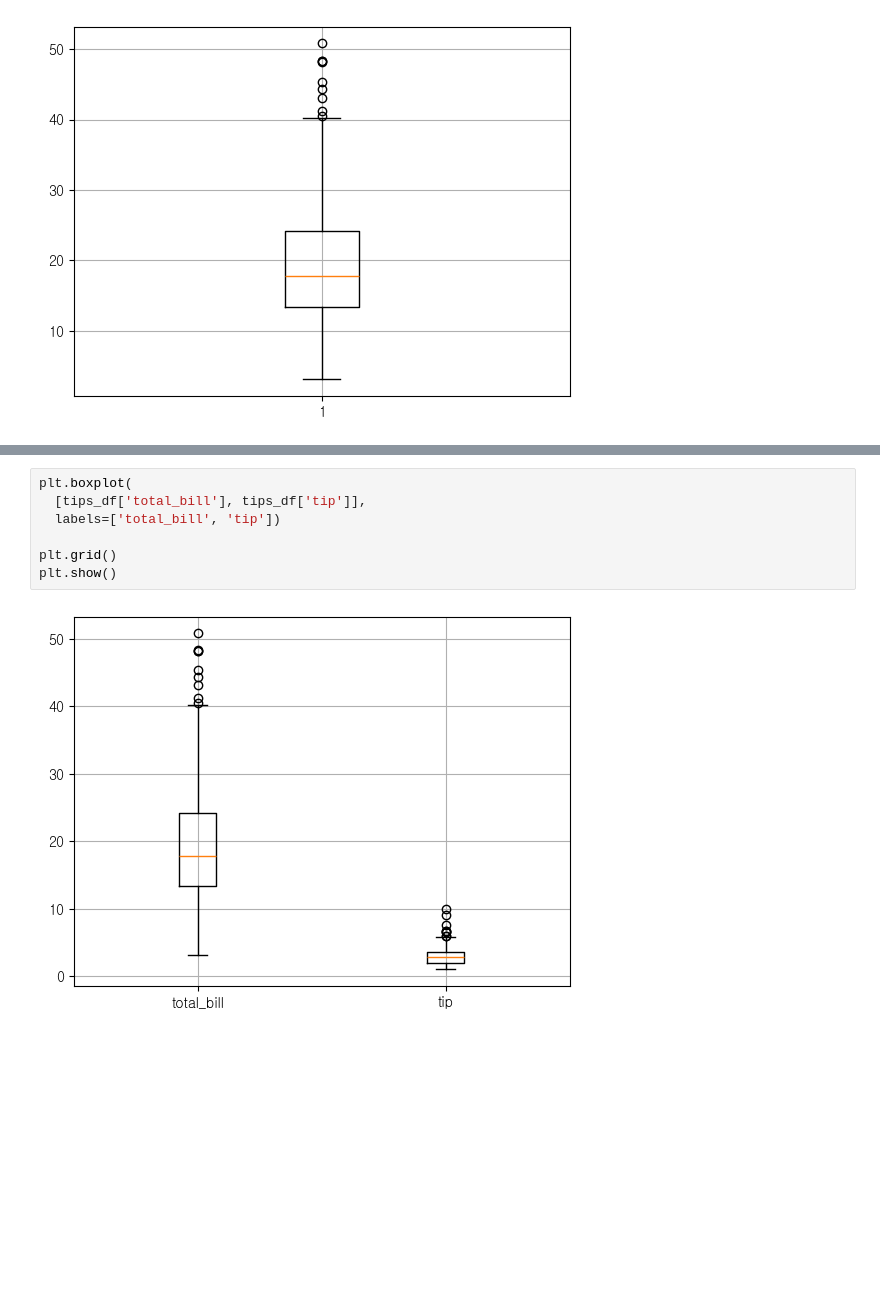
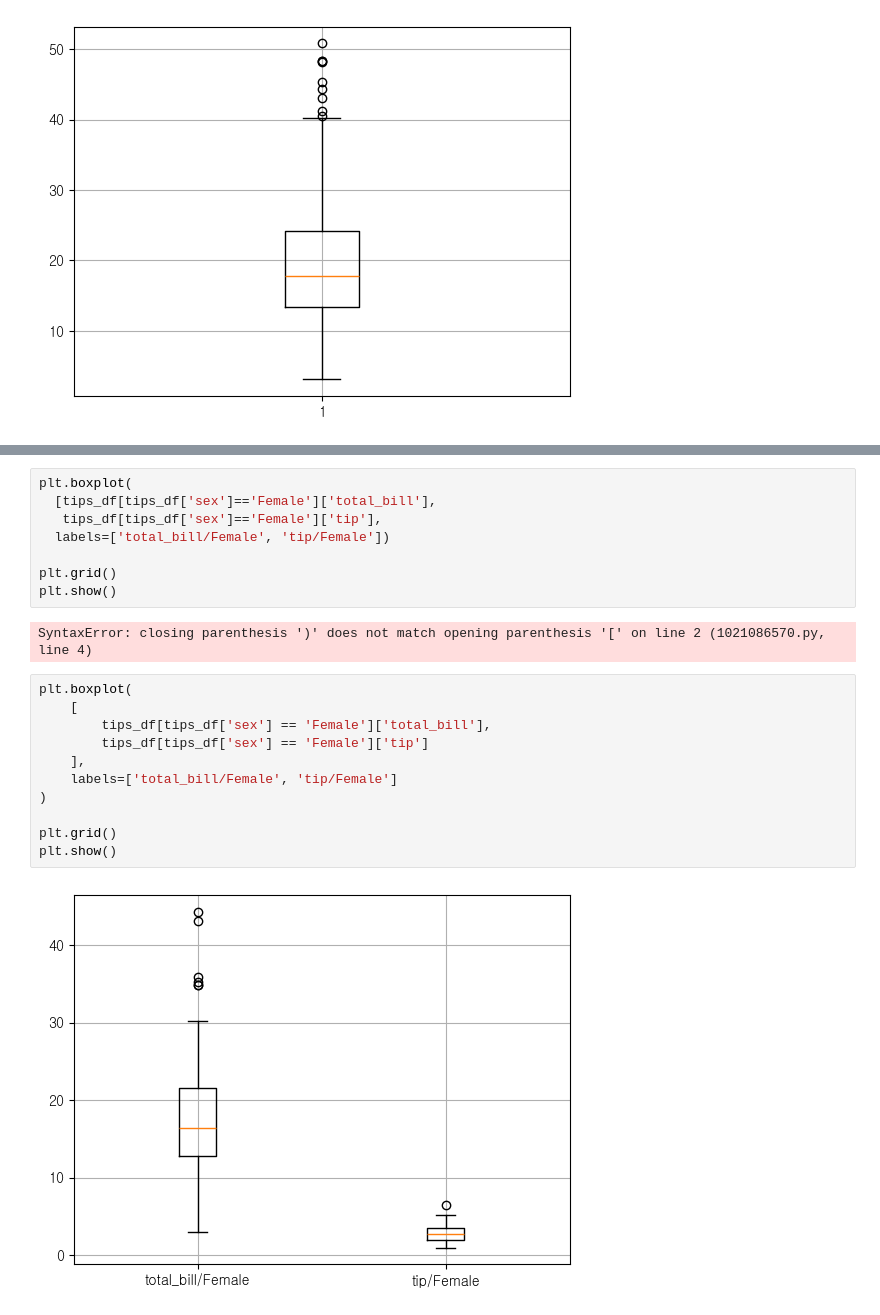
Before and after one commit to minetheself-lab/hipython, a Jupyter notebook: 43.데이터시각화.ipynb, the cells around one changed output, grey strips where cells are left out. Saved outputs shown, nothing was run; the diff lists cells and outputs as text; blank space fills up the shorter version.

```diff
--- a/43.데이터시각화.ipynb
+++ b/43.데이터시각화.ipynb
@@ -247,9 +278,23 @@ plt.show()
 # %%
 plt.boxplot(
-  [tips_df['total_bill'], tips_df['tip']],
-  labels=['total_bill', 'tip'])
+  [tips_df[tips_df['sex']=='Female']['total_bill'],
+   tips_df[tips_df['sex']=='Female']['tip'],
+  labels=['total_bill/Female', 'tip/Female'])
 
 plt.grid()
 plt.show()
 # %% [output]
-[figure, removed]
+SyntaxError: closing parenthesis ')' does not match opening parenthesis '[' on line 2 (1021086570.py, line 4)
+# %%
+plt.boxplot(
+    [
+        tips_df[tips_df['sex'] == 'Female']['total_bill'],
+        tips_df[tips_df['sex'] == 'Female']['tip']
+    ],
+    labels=['total_bill/Female', 'tip/Female']
+)
+
+plt.grid()
+plt.show()
+# %% [output]
+[figure, added]
```
Also changed, not shown: parts of 11 cells of this notebook, 3 other files.
